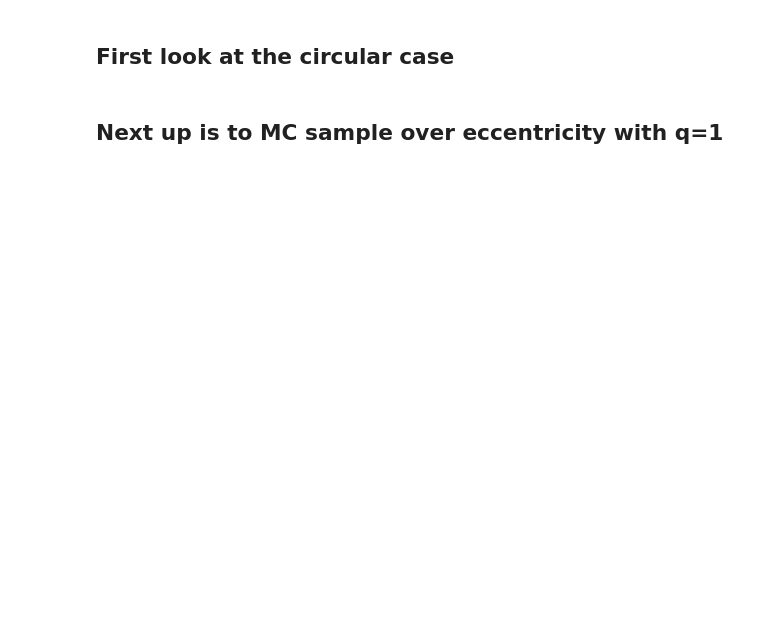
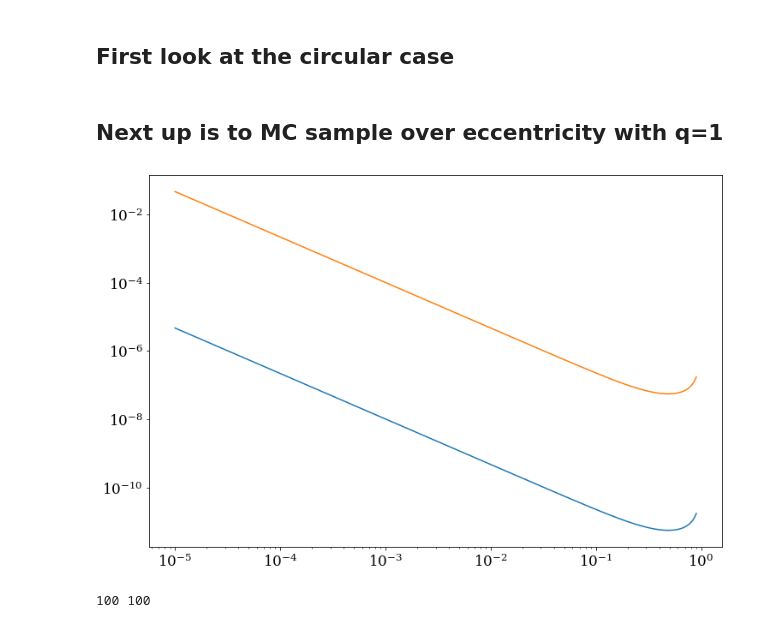
Before and after one commit to katiebreivik/eccentric-catastrophe, a Jupyter notebook: src/scripts/monte_carlo_sample.ipynb, the cells around one changed output. Cells and saved outputs as stored; diff of their text form; code cells hidden in the pictures; blank space fills up the shorter version.

```diff
--- a/src/scripts/monte_carlo_sample.ipynb
+++ b/src/scripts/monte_carlo_sample.ipynb
@@ -241,0 +309,9 @@ e_evol = e_evol.reshape((len(masses), len(f), len(ecc), 2))[:,:,:,1]
+# %%
+e_L = np.linspace(1e-5, 0.9, 100)
+# %%
+plt.plot(e_L, get_de10_deL(e10=1e-9, eL=e_L))
+plt.plot(e_L, get_de10_deL(e10=1e-6, eL=e_L))
+plt.xscale('log')
+plt.yscale('log')
+# %% [output]
+[figure, added]
@@ -241,0 +335,4 @@ e_evol = e_evol.reshape((len(masses), len(f), len(ecc), 2))[:,:,:,1]
+# %%
+print(len(horizon_comoving_volume), len(dat))
+# %% [output]
+100 100
```
Also changed, not shown: parts of 78 cells of this notebook, 4 other files.
